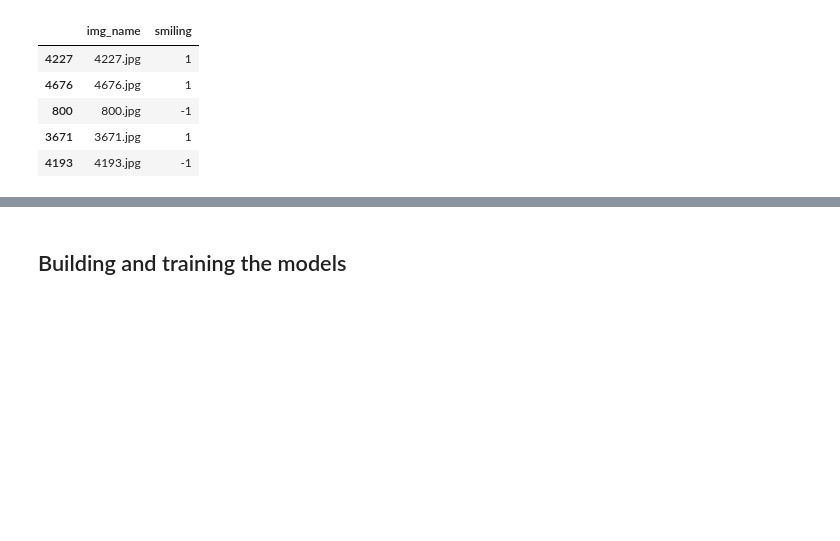
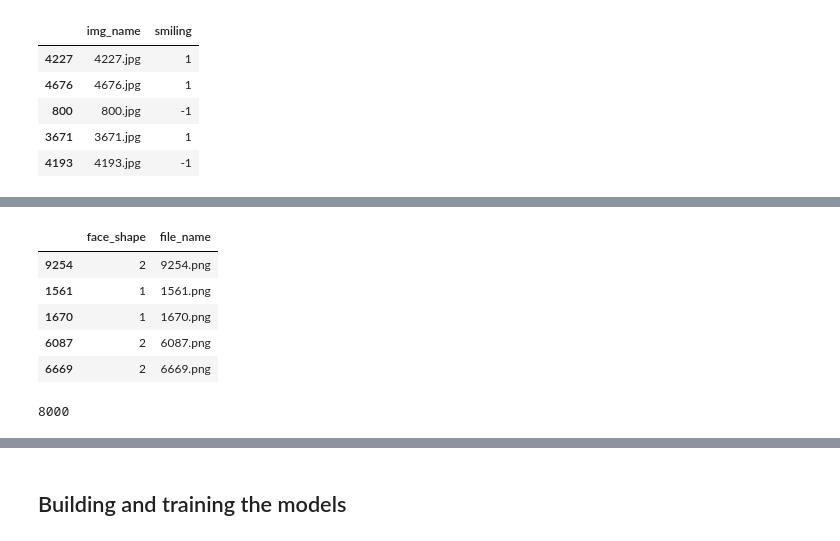
Before and after one commit to raphaelfloresca/AMLS, a Jupyter notebook: Colab Notebooks/AMLS final project (Keras).ipynb, the cells around one changed output, grey strips where cells are left out. Saved outputs shown, nothing was run; the diff lists cells and outputs as text; code cells hidden in the pictures; blank space fills up the shorter version.

```diff
--- a/Colab Notebooks/AMLS final project (Keras).ipynb
+++ b/Colab Notebooks/AMLS final project (Keras).ipynb
@@ -272,0 +362,26 @@ Found 800 validated image filenames belonging to 2 classes.
+# %%
+# Now, we create training and test sets for the face shape and eye color datasets
+face_shape_train, face_shape_test = train_test_split(
+    face_shape,
+    test_size=0.2,
+    random_state=42
+    )
+
+eye_color_train, eye_color_test = train_test_split(
+    eye_color,
+    test_size=0.2,
+    random_state=42
+    )
+# %%
+face_shape_train.head()
+# %% [output]
+|  | face_shape | file_name |
+| 9254 | 2 | 9254.png |
+| 1561 | 1 | 1561.png |
+| 1670 | 1 | 1670.png |
+| 6087 | 2 | 6087.png |
+| 6669 | 2 | 6669.png |
+# %%
+print(len(face_shape_train))
+# %% [output]
+8000
```
Also changed, not shown: parts of 59 cells of this notebook, 28 other files.
